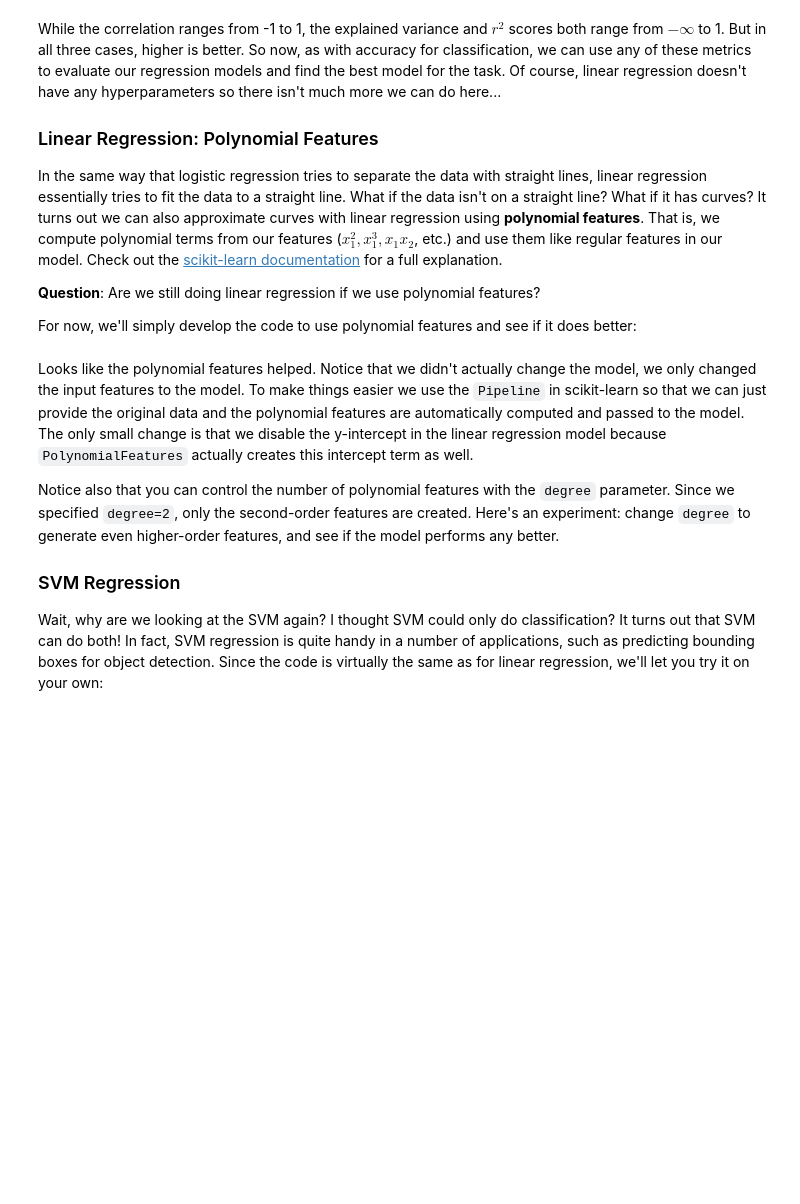
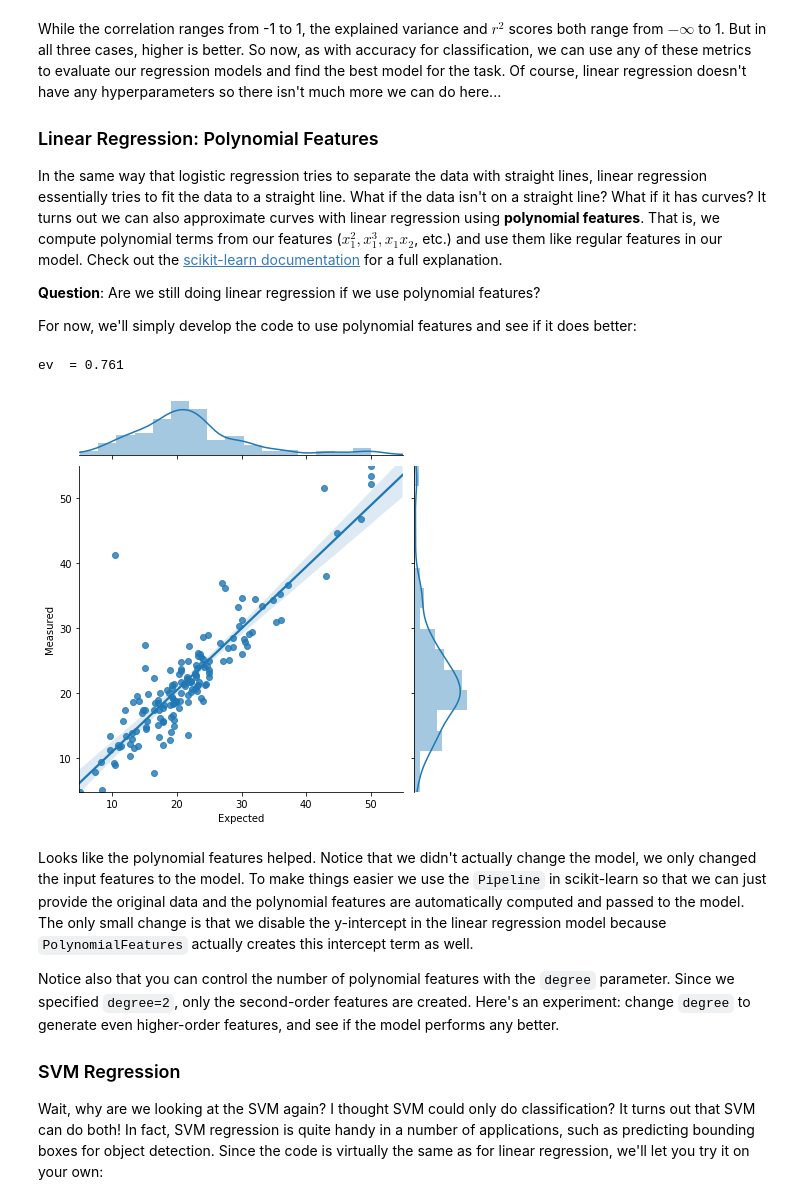
Before and after one commit to Kur1su0/BigDataAndDL, a Jupyter notebook: supervised-learning.ipynb, the cells around one changed output. Cells and saved outputs as stored; diff of their text form; code cells hidden in the pictures; blank space fills up the shorter version.

```diff
--- a/supervised-learning.ipynb
+++ b/supervised-learning.ipynb
@@ -516,24 +627,34 @@ For now, we'll simply develop the code to use polynomial features and see if it
 # %%
 # create a linear regression model with polynomial features
 model = sklearn.pipeline.Pipeline([
     ("poly", sklearn.preprocessing.PolynomialFeatures(degree=2)),
     ("linear", sklearn.linear_model.LinearRegression(fit_intercept=False))
 ])
 
 # TODO: experiment with the degree parameter
 
 # fit the model to the training data
 model.fit(X_train, y_train)
 
 # predict output for the test data
 y_pred = model.predict(X_test)
 
 # compute the explained variance score for the model
 ev = sklearn.metrics.explained_variance_score(y_test, y_pred)
 
 print("ev  = %0.3f" % (ev))
 
 # TODO: create a correlation plot for this model
+
+limits = (min(min(y_test), min(y_pred)), max(max(y_test), max(y_pred)))
+
+sns.jointplot(y_test, y_pred, kind="reg", xlim=limits, ylim=limits)
+plt.xlabel("Expected")
+plt.ylabel("Measured")
+plt.show()
+# %% [output]
+ev  = 0.761
+[figure, added]
 # %% [markdown]
 Looks like the polynomial features helped. Notice that we didn't actually change the model, we only changed the input features to the model. To make things easier we use the `Pipeline` in scikit-learn so that we can just provide the original data and the polynomial features are automatically computed and passed to the model. The only small change is that we disable the y-intercept in the linear regression model because `PolynomialFeatures` actually creates this intercept term as well.
 
```
Also changed, not shown: parts of 22 cells of this notebook, 2 other files.
